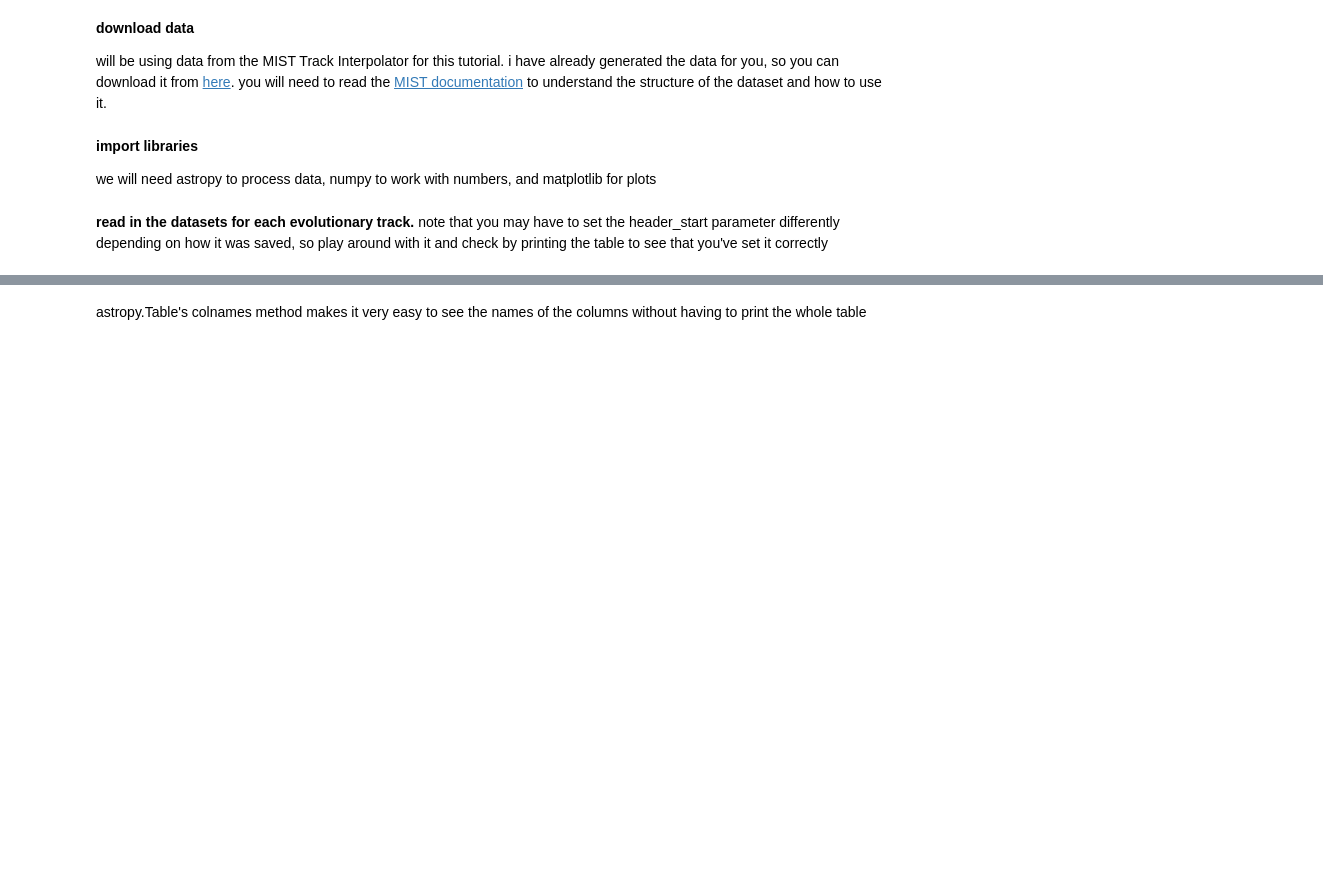
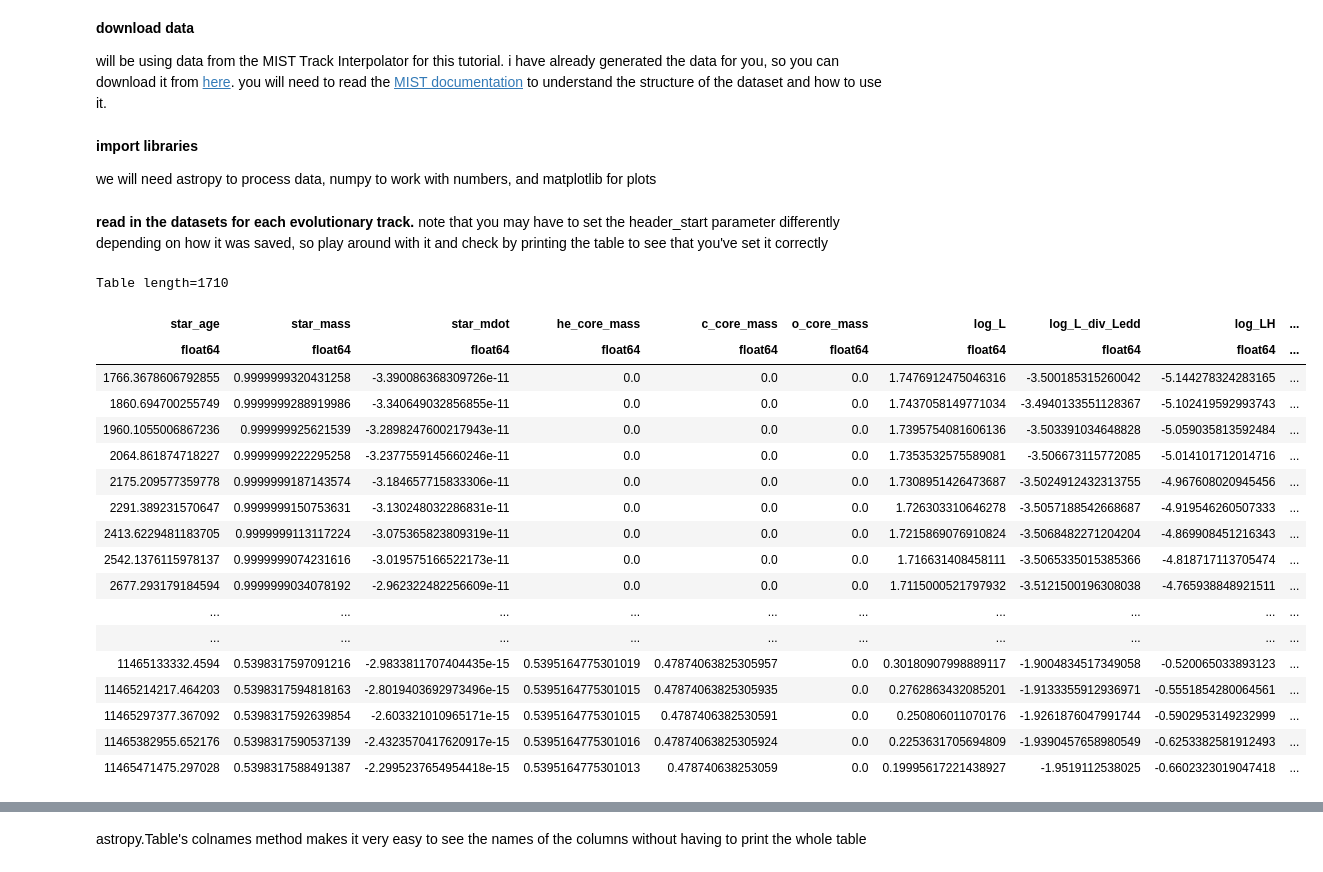
Before and after one commit to KomalKaur0/python-bootcamp-2025, a Jupyter notebook: week4/BLANK-astropy copy.ipynb, the cells around one changed output, grey strips where cells are left out. Saved outputs shown, nothing was run; the diff lists cells and outputs as text; code cells hidden in the pictures; blank space fills up the shorter version.

```diff
--- a/week4/BLANK-astropy copy.ipynb
+++ b/week4/BLANK-astropy copy.ipynb
@@ -23,7 +23,27 @@ import matplotlib.pyplot as plt
 **read in the datasets for each evolutionary track.**
 note that you may have to set the header_start parameter differently depending on how it was saved, so play around with it and check by printing the table to see that you've set it correctly
 # %%
-low_mass_pathname = ''    # enter the pathname of where you stored the dataset EXACTLY
-low_mass = Table.read(low_mass_pathname, format='ascii', header_start=_____)
+low_mass_pathname = '/Users/komalkaur/Desktop/coffies reu/bootcamp/matplotlib and astropy/MIST_eep_666800175f630/0010000M.track.eep'    # enter the pathname of where you stored the dataset EXACTLY
+low_mass = Table.read(low_mass_pathname, format='ascii', header_start=-1)
 low_mass
+# %% [output]
+Table length=1710
+| star_age | star_mass | star_mdot | he_core_mass | c_core_mass | o_core_mass | log_L | log_L_div_Ledd | log_LH | ... |
+| float64 | float64 | float64 | float64 | float64 | float64 | float64 | float64 | float64 | ... |
+| 1766.3678606792855 | 0.9999999320431258 | -3.390086368309726e-11 | 0.0 | 0.0 | 0.0 | 1.7476912475046316 | -3.500185315260042 | -5.144278324283165 | ... |
+| 1860.694700255749 | 0.9999999288919986 | -3.340649032856855e-11 | 0.0 | 0.0 | 0.0 | 1.7437058149771034 | -3.4940133551128367 | -5.102419592993743 | ... |
+| 1960.1055006867236 | 0.999999925621539 | -3.2898247600217943e-11 | 0.0 | 0.0 | 0.0 | 1.7395754081606136 | -3.503391034648828 | -5.059035813592484 | ... |
+| 2064.861874718227 | 0.9999999222295258 | -3.2377559145660246e-11 | 0.0 | 0.0 | 0.0 | 1.7353532575589081 | -3.506673115772085 | -5.014101712014716 | ... |
+| 2175.209577359778 | 0.9999999187143574 | -3.184657715833306e-11 | 0.0 | 0.0 | 0.0 | 1.7308951426473687 | -3.5024912432313755 | -4.967608020945456 | ... |
+| 2291.389231570647 | 0.9999999150753631 | -3.130248032286831e-11 | 0.0 | 0.0 | 0.0 | 1.726303310646278 | -3.5057188542668687 | -4.919546260507333 | ... |
+| 2413.6229481183705 | 0.9999999113117224 | -3.075365823809319e-11 | 0.0 | 0.0 | 0.0 | 1.7215869076910824 | -3.5068482271204204 | -4.869908451216343 | ... |
+| 2542.1376115978137 | 0.9999999074231616 | -3.019575166522173e-11 | 0.0 | 0.0 | 0.0 | 1.716631408458111 | -3.5065335015385366 | -4.818717113705474 | ... |
+| 2677.293179184594 | 0.9999999034078192 | -2.962322482256609e-11 | 0.0 | 0.0 | 0.0 | 1.7115000521797932 | -3.5121500196308038 | -4.765938848921511 | ... |
+| ... | ... | ... | ... | ... | ... | ... | ... | ... | ... |
+| ... | ... | ... | ... | ... | ... | ... | ... | ... | ... |
+| 11465133332.4594 | 0.5398317597091216 | -2.9833811707404435e-15 | 0.5395164775301019 | 0.47874063825305957 | 0.0 | 0.30180907998889117 | -1.9004834517349058 | -0.520065033893123 | ... |
+| 11465214217.464203 | 0.5398317594818163 | -2.8019403692973496e-15 | 0.5395164775301015 | 0.47874063825305935 | 0.0 | 0.2762863432085201 | -1.9133355912936971 | -0.5551854280064561 | ... |
+| 11465297377.367092 | 0.5398317592639854 | -2.603321010965171e-15 | 0.5395164775301015 | 0.4787406382530591 | 0.0 | 0.250806011070176 | -1.9261876047991744 | -0.5902953149232999 | ... |
+| 11465382955.652176 | 0.5398317590537139 | -2.4323570417620917e-15 | 0.5395164775301016 | 0.47874063825305924 | 0.0 | 0.2253631705694809 | -1.9390457658980549 | -0.6253382581912493 | ... |
+| 11465471475.297028 | 0.5398317588491387 | -2.2995237654954418e-15 | 0.5395164775301013 | 0.478740638253059 | 0.0 | 0.19995617221438927 | -1.9519112538025 | -0.6602323019047418 | ... |
 # %%
```
Also changed, not shown: parts of 4 cells of this notebook, 3 other files.
